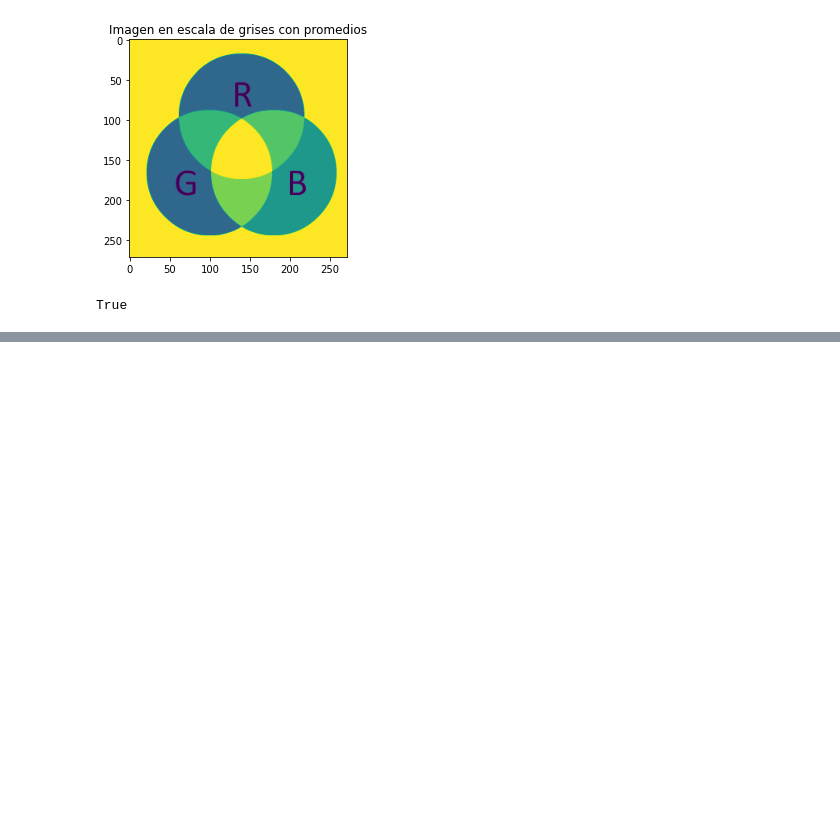
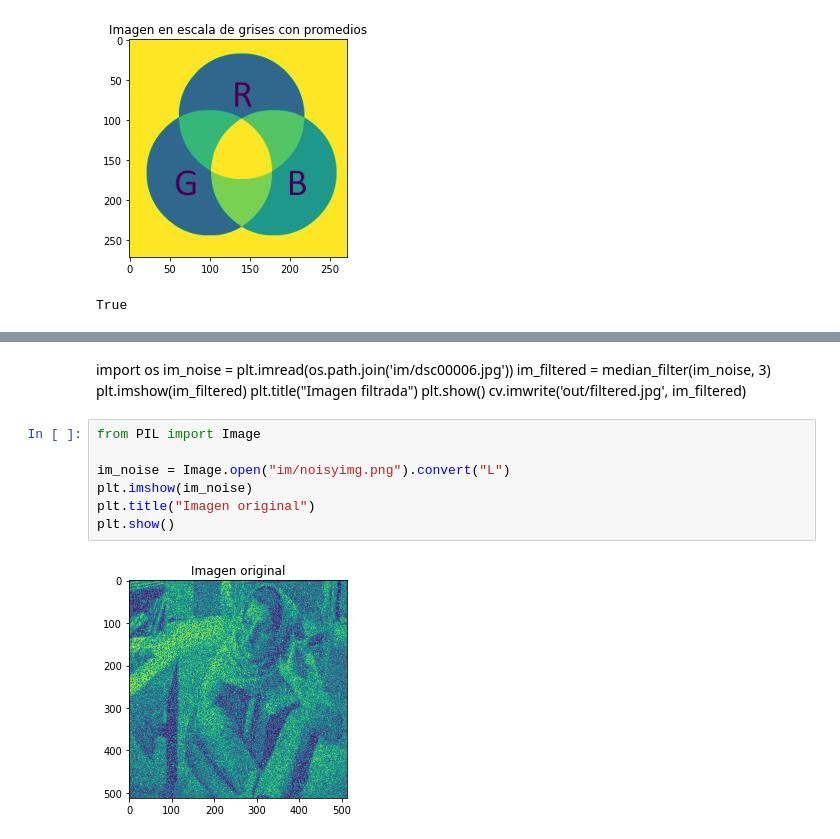
Before and after one commit to genomorro/unir, a Jupyter notebook: test.ipynb, the cells around one changed output, grey strips where cells are left out. Drawn from its saved outputs; the diff is of its cells as text; blank space fills up the shorter version.

Commit message:
median filter

```diff
--- a/test.ipynb
+++ b/test.ipynb
@@ -52,0 +78,17 @@ True
+# %% [markdown]
+import os
+im_noise = plt.imread(os.path.join('im/dsc00006.jpg'))
+im_filtered = median_filter(im_noise, 3)
+plt.imshow(im_filtered)
+plt.title("Imagen filtrada")
+plt.show()
+cv.imwrite('out/filtered.jpg', im_filtered)
+# %%
+from PIL import Image
+
+im_noise = Image.open("im/noisyimg.png").convert("L")
+plt.imshow(im_noise)
+plt.title("Imagen original")
+plt.show()
+# %% [output]
+[figure, added]
```
Also changed, not shown: parts of 4 cells of this notebook, 1 other file.
